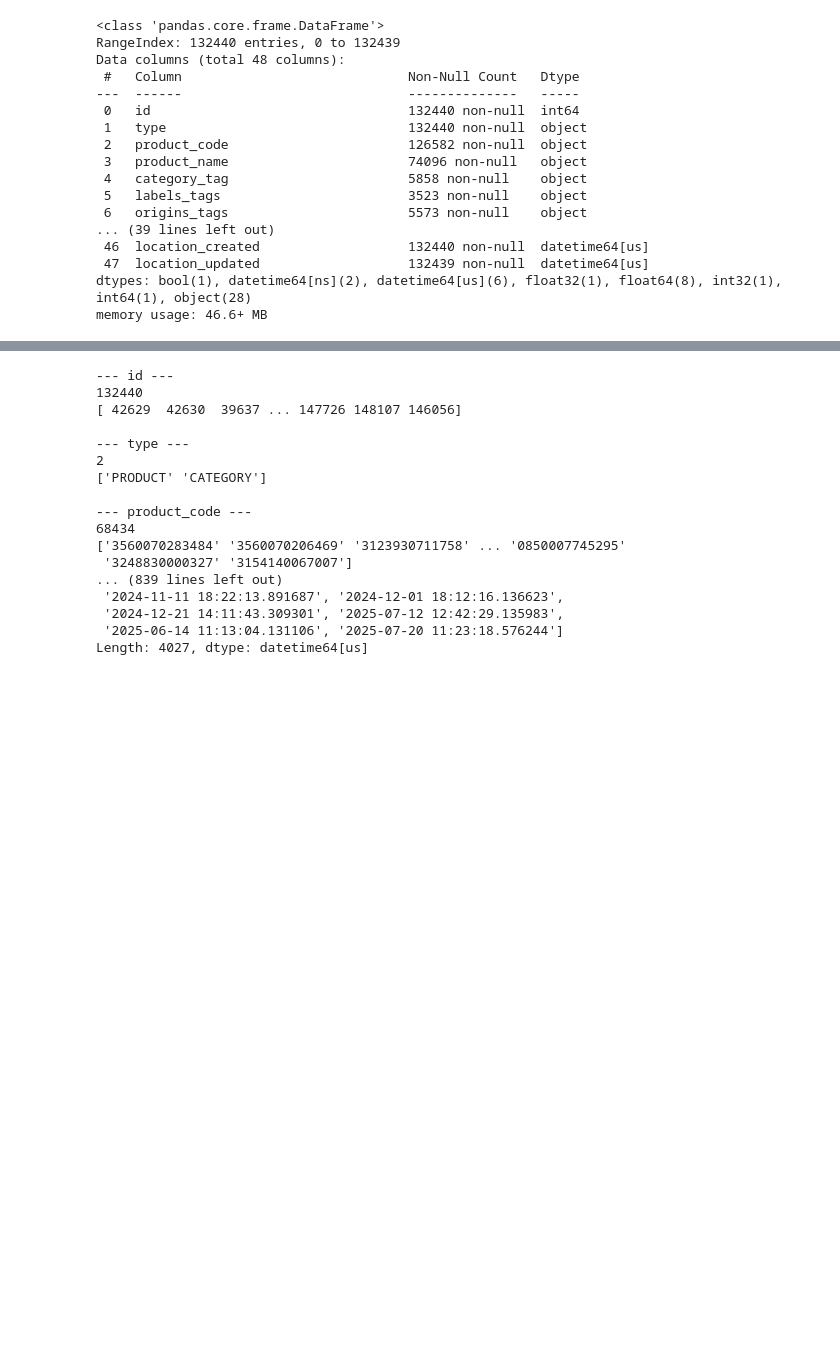
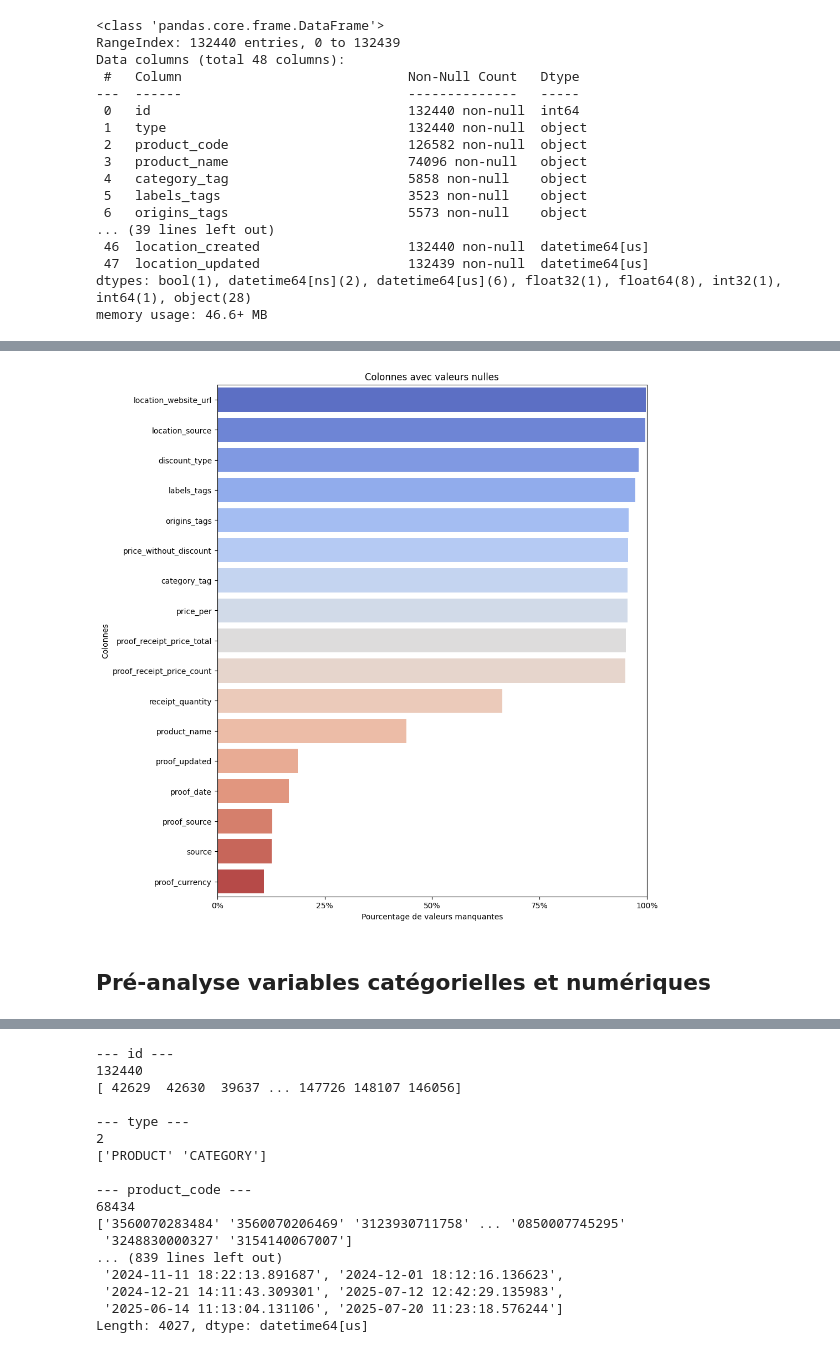
Before and after one commit to Ornellah/open_prices, a Jupyter notebook: notebooks/01_data_understanding.ipynb, the cells around one changed output, grey strips where cells are left out. Saved outputs shown, nothing was run; the diff lists cells and outputs as text; code cells hidden in the pictures; blank space fills up the shorter version.

```diff
--- a/notebooks/01_data_understanding.ipynb
+++ b/notebooks/01_data_understanding.ipynb
@@ -86,8 +48,0 @@ list
-# %%
-for i in df:
-    listCheck = df[i][df[f"{i}"].isnull() == False]
-    elementList = listCheck.values[0]
-    print(type(elementList))
-    if type(elementList).__name__ in ["list", "tuple"]:
-        print(f"Colonne {i} contient une liste")
-        df[f"{i}"] = df[f'{i}'].astype(str)
@@ -111,0 +51,13 @@ Colonne origins_tags contient une liste
+# %%
+def noneSumCalc(df: pd.DataFrame):
+    columnsNewDF = ["columns", "noneSum"]
+    dfNone = pd.DataFrame({"columns": pd.Series(dtype='str'),"noneSum": pd.Series(dtype='float')})
+    for i in df:
+        colSum = df[f"{i}"].isna().sum()
+        dfSize = df.shape[0]
+        noneSum = colSum / dfSize
+        new_row = pd.DataFrame([{"columns": i, "noneSum": noneSum}])
+        dfNone = pd.concat([dfNone, new_row], ignore_index=True)
+    return dfNone
+# %%
+dfNone = noneSumCalc(df)
@@ -112,3 +84,22 @@ Colonne origins_tags contient une liste
+# %%
+import matplotlib.pyplot as plt
+import seaborn as sns
+
+dfNone_sorted = dfNone.sort_values('noneSum', ascending=False)
+dfNone_plot = dfNone_sorted[dfNone_sorted['noneSum'] > 0.09]
+
+plt.figure(figsize=(10,12))
+sns.barplot(x='noneSum', y='columns', data=dfNone_plot, hue='columns', palette='coolwarm')
+plt.xlabel("Pourcentage de valeurs manquantes")
+plt.ylabel("Colonnes")
+plt.title("Colonnes avec valeurs nulles")
+plt.xlim(0,1)
+plt.xticks([0,0.25,0.5,0.75,1], ['0%','25%','50%','75%','100%'])
+plt.show()
+# %% [output]
+[figure, added]
+# %% [markdown]
+## Pré-analyse variables catégorielles et numériques
 # %%
 def checkListType(df:pd.DataFrame):
     result = []
```
Also changed, not shown: parts of 25 cells of this notebook.
